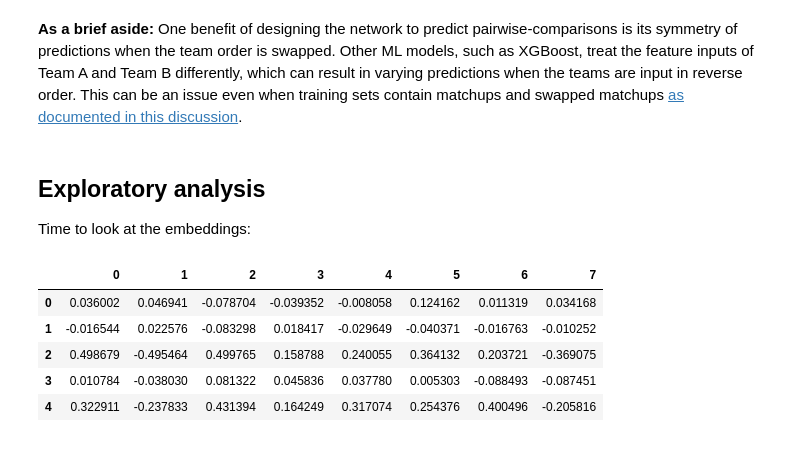
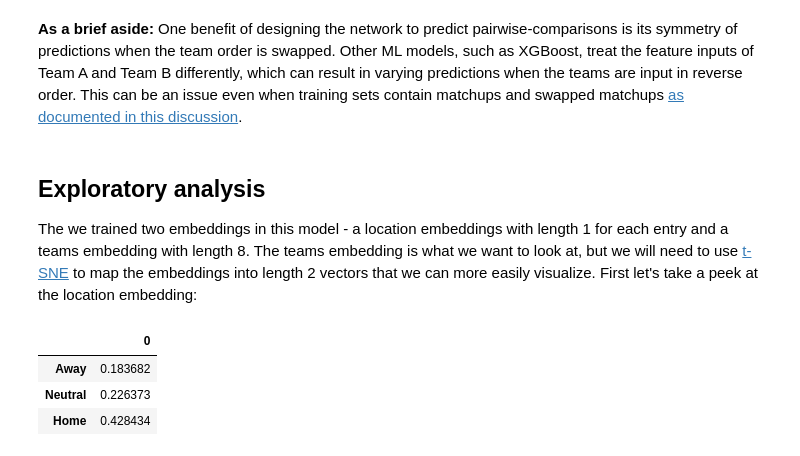
Before and after one commit to armstrys/Data-Bites-Blog, a Jupyter notebook: _notebooks/2020-05-04-NCAA-Embeddings.ipynb, the cells around one changed output. Saved outputs shown, nothing was run; the diff lists cells and outputs as text; code cells hidden in the pictures.

```diff
--- a/_notebooks/2020-05-04-NCAA-Embeddings.ipynb
+++ b/_notebooks/2020-05-04-NCAA-Embeddings.ipynb
@@ -195,7 +197,7 @@ def NCAA_Embeddings_Joint(nteams,teamEmb_size):
     X_team = Embedding(input_dim=nteams, output_dim=teamEmb_size, input_length=2, embeddings_initializer=glorot_uniform(), name='team_encoding')(team_input)
 
     loc_input = Input(shape=[2,],dtype='int32', name='loc_input')
-    X_loc = Embedding(input_dim=3, output_dim=1, input_length=2, embeddings_initializer=glorot_uniform(), name='loc_encoding')(loc_input)
+    X_loc = Embedding(input_dim=3, output_dim=1, input_length=2, embeddings_initializer=Constant(.5), name='loc_encoding')(loc_input)
     X_loc = Lambda(lambda z: k.backend.repeat_elements(z, rep=teamEmb_size, axis=-1))(X_loc)
 
     X = Multiply()([X_team,X_loc])
@@ -263,7 +265,7 @@ mymodel.compile(loss=['binary_crossentropy','logcosh'],
                 optimizer=optimizer,
                 metrics = ['accuracy'])
 numBatch = round(X_train[0].shape[0]/50)
-results = mymodel.fit(X_train, [*Y_norm_train], validation_data=(X_test, [*Y_norm_test]), epochs = 30, batch_size = numBatch,shuffle=True, verbose=False)
+results = mymodel.fit(X_train, [*Y_norm_train], validation_data=(X_test, [*Y_norm_test]), epochs = 30, batch_size = numBatch,shuffle=True, verbose=True)
 # %% [output]
 WARNING:tensorflow:From /Users/ryanarmstrong/opt/miniconda3/envs/ds37/lib/python3.7/site-packages/tensorflow/python/ops/math_ops.py:3066: to_int32 (from tensorflow.python.ops.math_ops) is deprecated a ...
 Instructions for updating:
@@ -353,17 +369,17 @@ plt.show()
 # %% [markdown]
 **As a brief aside:** One benefit of designing the network to predict pairwise-comparisons is its symmetry of predictions when the team order is swapped. Other ML models, such as XGBoost, treat the feature inputs of Team A and Team B differently, which can result in varying predictions when the teams are input in reverse order. This can be an issue even when training sets contain matchups and swapped matchups [as documented in this discussion](https://www.kaggle.com/c/google-cloud-ncaa-march-madness-2020-division-1-mens-tournament/discussion/130855).
-# %% [markdown]
-## Exploratory analysis
-Time to look at the embeddings:
+# %% [markdown]
+## Exploratory analysis
+The we trained two embeddings in this model - a location embeddings with length 1 for each entry and a teams embedding with length 8. The teams embedding is what we want to look at, but we will need to use [t-SNE](https://en.wikipedia.org/wiki/T-distributed_stochastic_neighbor_embedding) to map the embeddings into length 2 vectors that we can more easily visualize. First let's take a peek at the location embedding:
 # %%
 #collapse_hide
-embeddings = mymodel.layers[3].get_weights()[0]
-pd.DataFrame(embeddings).head()
+
+df_locEmb = pd.DataFrame(mymodel.layers[2].get_weights()[0])
+df_locEmb.index = ['Away','Neutral','Home']
+df_locEmb.head()
 # %% [output]
-|  | 0 | 1 | 2 | 3 | 4 | 5 | 6 | 7 |
-| 0 | 0.036002 | 0.046941 | -0.078704 | -0.039352 | -0.008058 | 0.124162 | 0.011319 | 0.034168 |
-| 1 | -0.016544 | 0.022576 | -0.083298 | 0.018417 | -0.029649 | -0.040371 | -0.016763 | -0.010252 |
-| 2 | 0.498679 | -0.495464 | 0.499765 | 0.158788 | 0.240055 | 0.364132 | 0.203721 | -0.369075 |
-| 3 | 0.010784 | -0.038030 | 0.081322 | 0.045836 | 0.037780 | 0.005303 | -0.088493 | -0.087451 |
-| 4 | 0.322911 | -0.237833 | 0.431394 | 0.164249 | 0.317074 | 0.254376 | 0.400496 | -0.205816 |
+|  | 0 |
+| Away | 0.183682 |
+| Neutral | 0.226373 |
+| Home | 0.428434 |
 # %% [markdown]
```
Also changed, not shown: parts of 27 cells of this notebook.
